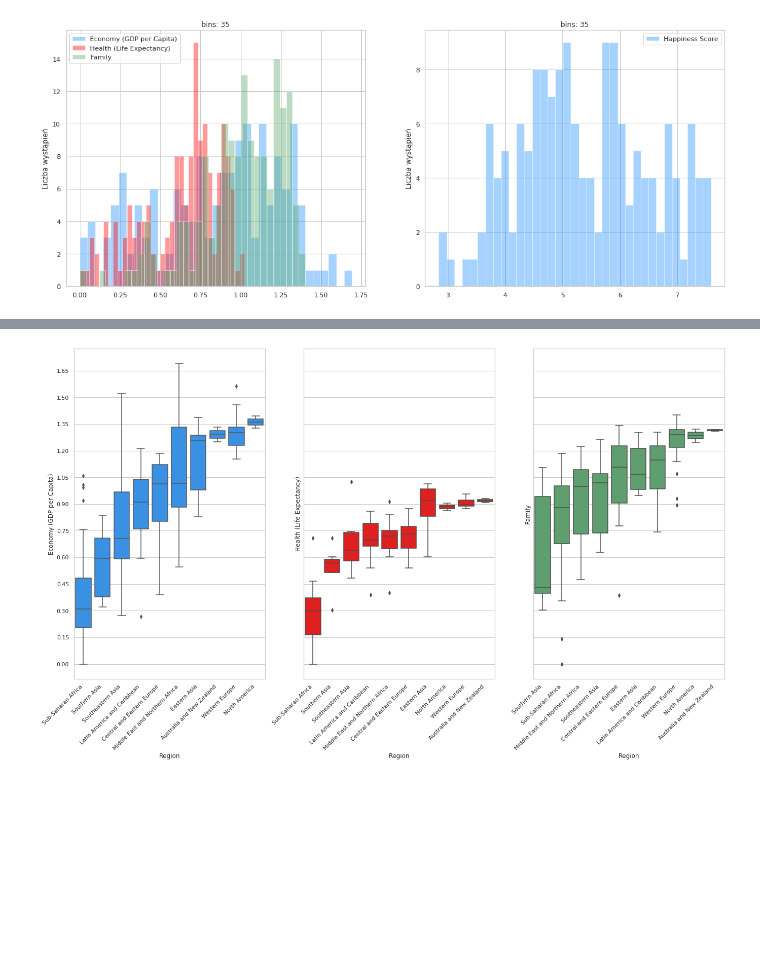
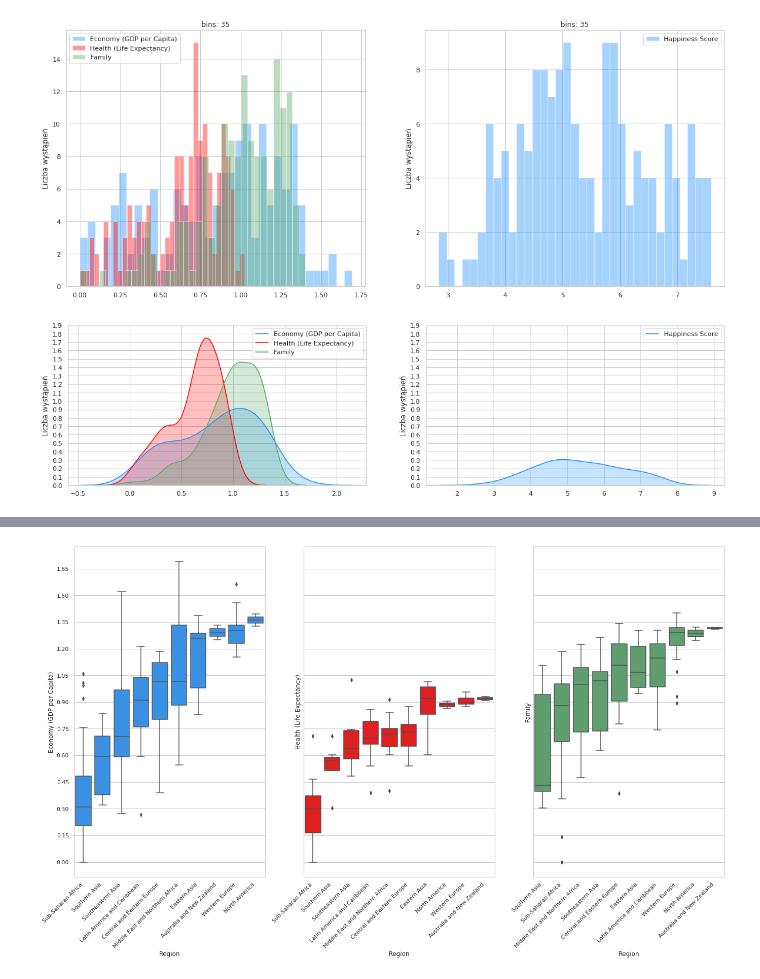
Before and after one commit to ArminD93/WorldHappinessReport, a Jupyter notebook: WorldHappinessReport_2015.ipynb, the cells around one changed output, grey strips where cells are left out. Cells and saved outputs as stored; diff of their text form; code cells hidden in the pictures; blank space fills up the shorter version.

```diff
--- a/WorldHappinessReport_2015.ipynb
+++ b/WorldHappinessReport_2015.ipynb
@@ -158,4 +121,9 @@ DistributionObj.addDensityDistribution(value=ValueList, set_height=5, set_width=
 DistributionObj.addStackedHist(list= ValueList, bins=35)
 # %% [output]
 [figure]
+# %%
+ValueList = ['Happiness Score', 'Economy (GDP per Capita)', 'Health (Life Expectancy)', 'Family']
+DistributionObj.addDensityDistribution(value=ValueList, set_height=5, set_width=20)
+# %% [output]
+[figure, added]
 # %%
```
Also changed, not shown: parts of 12 cells of this notebook.
